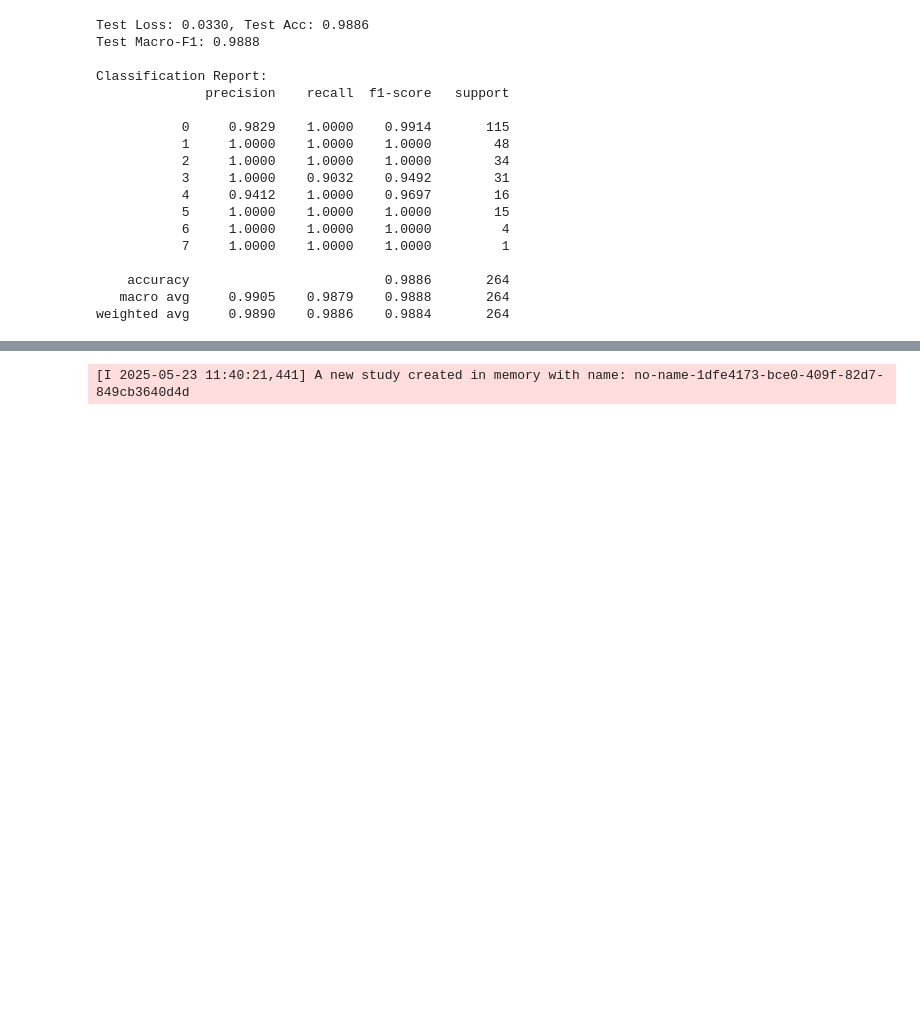
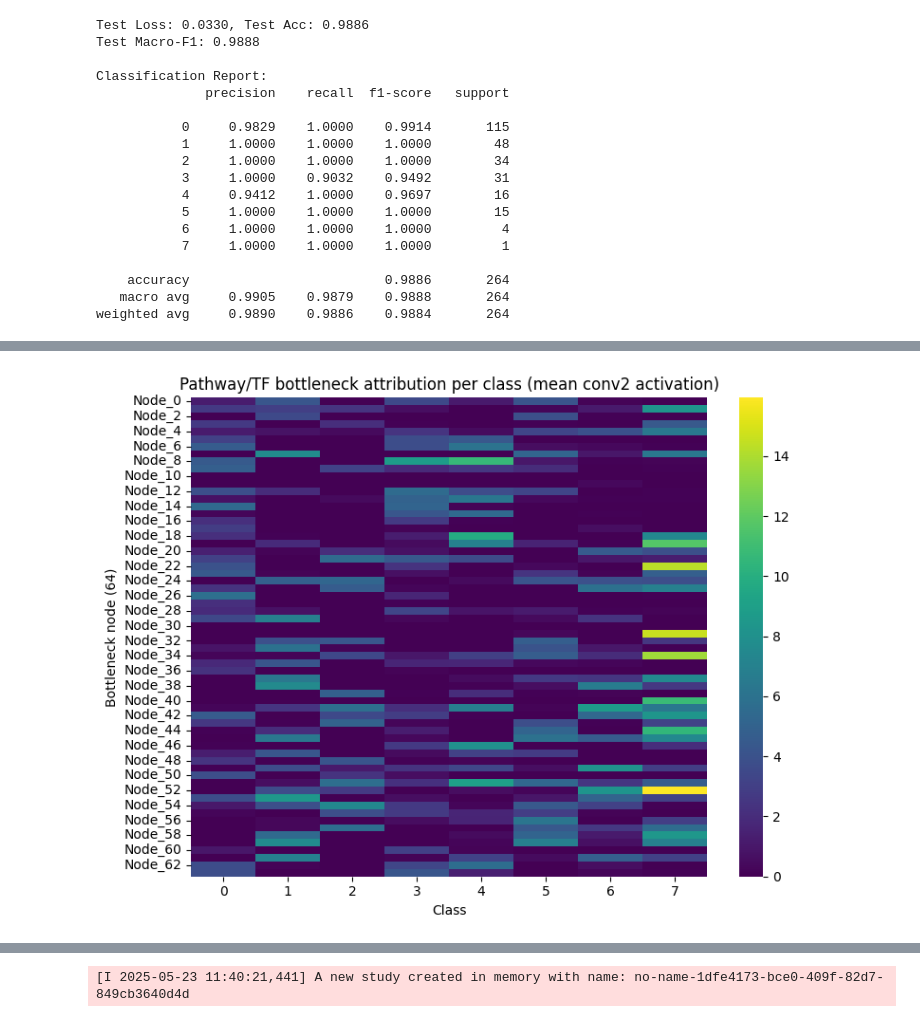
Before and after one commit to Sally332/MM-KPNN-Neural-Network, a Jupyter notebook: scripts/Pipeline_mm-kpnn.ipynb, the cells around one changed output, grey strips where cells are left out. Cells and saved outputs as stored; diff of their text form; code cells hidden in the pictures; blank space fills up the shorter version.

```diff
--- a/scripts/Pipeline_mm-kpnn.ipynb
+++ b/scripts/Pipeline_mm-kpnn.ipynb
@@ -688,0 +830,48 @@ data = build_data_multiomic(
+# %%
+# 11. Interpretable Representation Analysis & Comparative Evaluation
+
+# 11.1 Bottleneck-Level Attribution (conv2 activations)
+
+import torch
+import torch.nn.functional as F
+import numpy as np, pandas as pd
+import matplotlib.pyplot as plt
+import seaborn as sns
+
+model.eval()
+device = next(model.parameters()).device
+
+# X and graph
+x = (data.x if hasattr(data, "x") else X).to(device)
+edge_index_t = (data.edge_index if hasattr(data, "edge_index") else edge_index).to(device)
+
+with torch.no_grad():
+    h1 = model.conv1(x, edge_index_t)
+    h1 = F.relu(h1)
+    h2 = model.conv2(h1, edge_index_t)   # <-- bottleneck (64-dim)
+    h2 = F.relu(h2)
+
+H = h2.detach().cpu().numpy()           # [n_cells, 64]
+
+# Labels for grouping (numeric classes are fine; replace with cell-type names if you have them)
+lab = np.asarray(labels) if 'labels' in globals() else np.asarray(y.cpu())
+
+# Mean activation per class → heatmap
+df = pd.DataFrame(H, columns=[f"Node_{i}" for i in range(H.shape[1])])
+df["class"] = lab
+
+heat = df.groupby("class").mean().T  # rows: nodes, cols: classes
+
+plt.figure(figsize=(8,6))
+sns.heatmap(heat, cmap="viridis")
+plt.title("Pathway/TF bottleneck attribution per class (mean conv2 activation)")
+plt.xlabel("Class")
+plt.ylabel("Bottleneck node (64)")
+plt.tight_layout()
+plt.show()
+
+# Rationale:
+# • Examine mean activations of the 64-dimensional bottleneck layer to reveal which latent nodes
+# (pathways/TF proxies) are most active per class.
+# %% [output]
+[figure, added]
```
Also changed, not shown: parts of 22 cells of this notebook, 1 other file.
